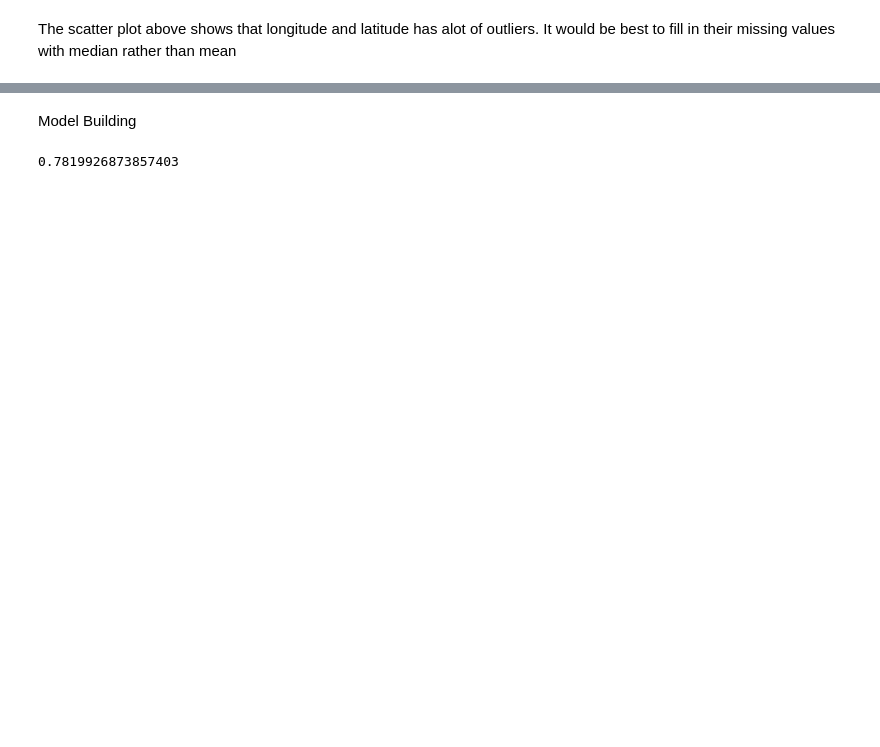
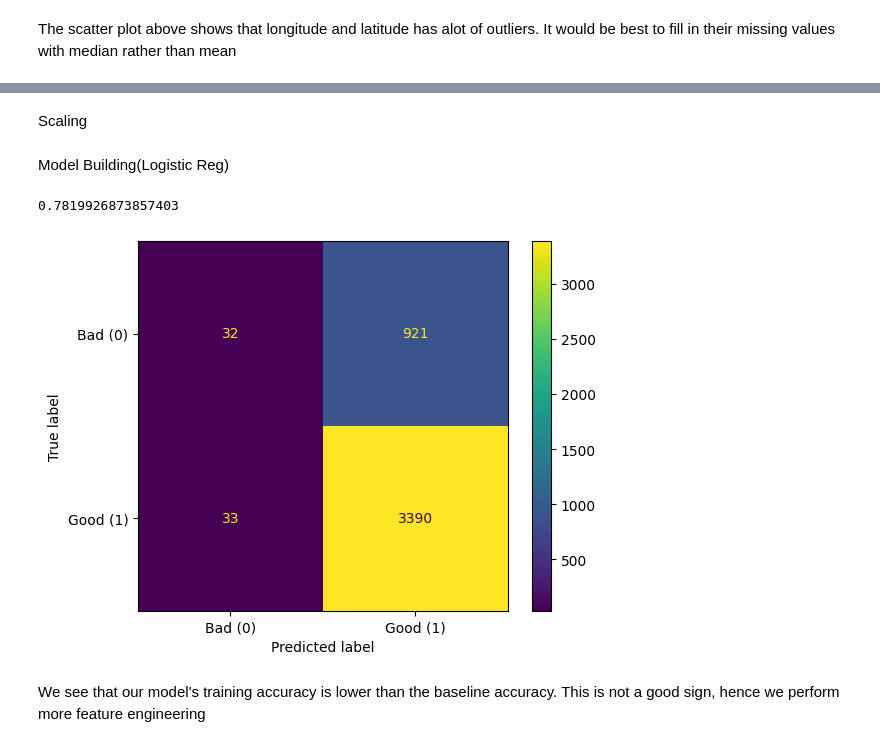
Before and after one commit to Maryann-01/Loan-Prediction, a Jupyter notebook: Loan_Default_Prediction.ipynb, the cells around one changed output, grey strips where cells are left out. Cells and saved outputs as stored; diff of their text form; code cells hidden in the pictures; blank space fills up the shorter version.

```diff
--- a/Loan_Default_Prediction.ipynb
+++ b/Loan_Default_Prediction.ipynb
@@ -282,12 +319,27 @@ memory usage: 272.0 KB
+# %% [markdown]
+Scaling
+# %%
+scaler = StandardScaler()
+X_train_scaled = scaler.fit_transform(X_train_encoded)
+X_train_scaled_df = pd.DataFrame(X_train_scaled, columns=X_train_encoded.columns, index=X_train_encoded.index)
+X_train_scaled_df.head()
+
+X_test_scaled = scaler.transform(X_test_encoded_aligned)
 # %% [markdown]
-Model Building
+Model Building(Logistic Reg)
-# %%
-scaler = StandardScaler()
-X_train_scaled = scaler.fit_transform(X_train_encoded)
-## fit a logistics model to train_X
-model = LogisticRegression(random_state=0)
-model.fit(X_train_scaled,y_train)
-training_accuracy=accuracy_score(model.predict(X_train_scaled),y_train)
-training_accuracy
-# %% [output]
-0.7819926873857403
+# %%
+model = LogisticRegression(random_state=42)
+model.fit(X_train_scaled_df,y_train)
+
+y_pred = model.predict(X_train_scaled_df)
+cm = confusion_matrix(y_train, y_pred)
+disp = ConfusionMatrixDisplay(confusion_matrix=cm, display_labels=["Bad (0)", "Good (1)"])
+disp.plot()
+cm
+training_accuracy=accuracy_score(y_pred,y_train)
+training_accuracy
+# %% [output]
+0.7819926873857403
+[figure, added]
+# %% [markdown]
+We see that our model's training accuracy is lower than the baseline accuracy. This is not a good sign, hence we perform more feature engineering
```
Also changed, not shown: parts of 22 cells of this notebook, 1 other file.
